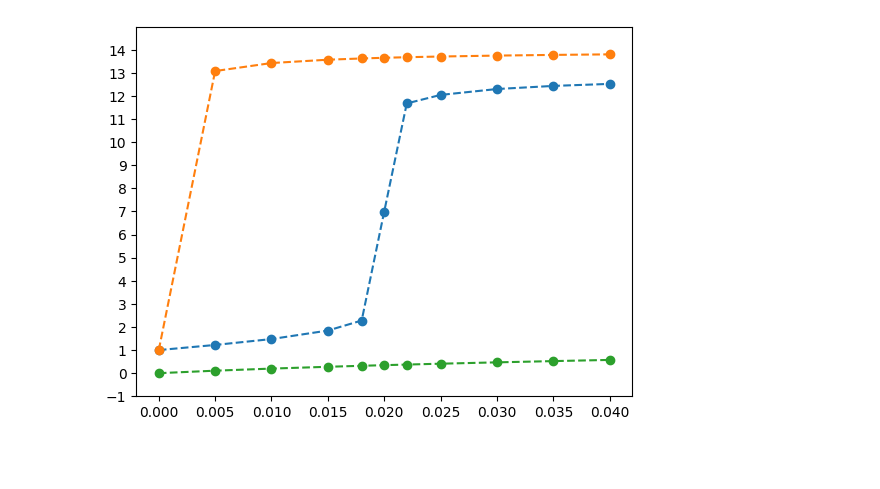
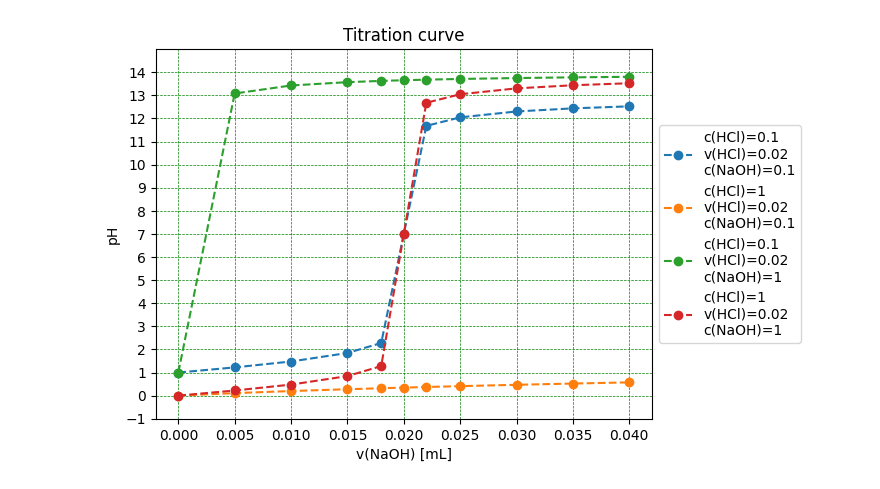
Before and after one commit to heitzlki/titration-curve-ipynb, a Jupyter notebook: titration-curve-ipynb.ipynb, the cells around one changed output. Saved outputs shown, nothing was run; the diff lists cells and outputs as text; code cells hidden in the pictures; blank space fills up the shorter version.

Commit message:
add labels, legend, additional curves

```diff
--- a/titration-curve-ipynb.ipynb
+++ b/titration-curve-ipynb.ipynb
@@ -43,11 +43,26 @@ def show_plot(*args, **kwargs):
     y_ticks = np.arange(-1, 15, 1)
     ax.set_yticks(y_ticks)
 
-    for x, y in args:
-        ax.plot(x, y, **kwargs, linestyle='--', marker='o')
+    for x, y, c_HCl, v_HCl, c_NaOH in args:
+        ax.plot(x, y, **kwargs, linestyle='--',
+                                marker='o',
+                                label=f"c(HCl)={c_HCl}\nv(HCl)={v_HCl}\nc(NaOH)={c_NaOH}")
 
+    ax.legend(loc='center left', bbox_to_anchor=(1, 0.5))
+    plt.xlabel("v(NaOH) [mL]")
+    plt.ylabel("pH")
+    plt.title("Titration curve")
+    plt.grid(color = 'green', linestyle = '--', linewidth = 0.5)
     plt.show()
 # %%
-show_plot((v_NaOH_list, calc_values()), (v_NaOH_list, calc_values(0.1, 0.02, 1)), (v_NaOH_list, calc_values(1, 0.02, 0.1)))
+c_HCl_1, v_HCl_1, c_NaOH_1 = 0.1, 0.02, 0.1
+c_HCl_2, v_HCl_2, c_NaOH_2 = 1, 0.02, 0.1
+c_HCl_3, v_HCl_3, c_NaOH_3 = 0.1, 0.02, 1
+c_HCl_4, v_HCl_4, c_NaOH_4 = 1, 0.02, 1
+
+show_plot((v_NaOH_list, calc_values(c_HCl_1, v_HCl_1, c_NaOH_1), c_HCl_1, v_HCl_1, c_NaOH_1),
+          (v_NaOH_list, calc_values(c_HCl_2, v_HCl_2, c_NaOH_2), c_HCl_2, v_HCl_2, c_NaOH_2),
+          (v_NaOH_list, calc_values(c_HCl_3, v_HCl_3, c_NaOH_3), c_HCl_3, v_HCl_3, c_NaOH_3),
+          (v_NaOH_list, calc_values(c_HCl_4, v_HCl_4, c_NaOH_4), c_HCl_4, v_HCl_4, c_NaOH_4))
 # %% [output]
-[figure, old version]
+[figure, new version]
```
